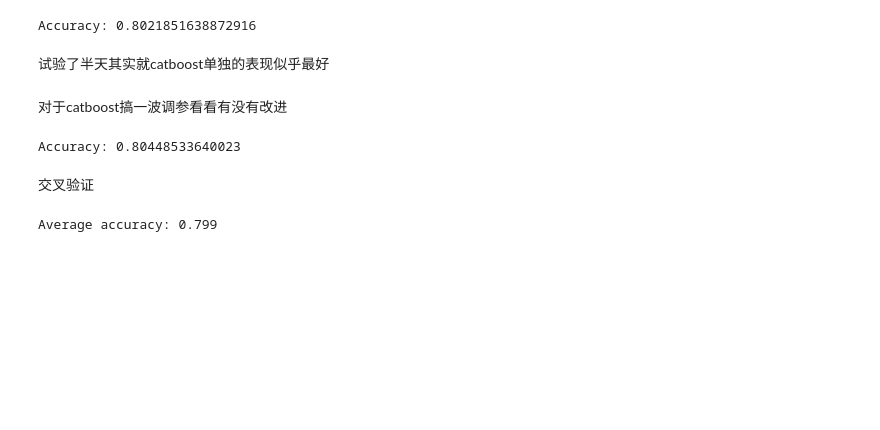
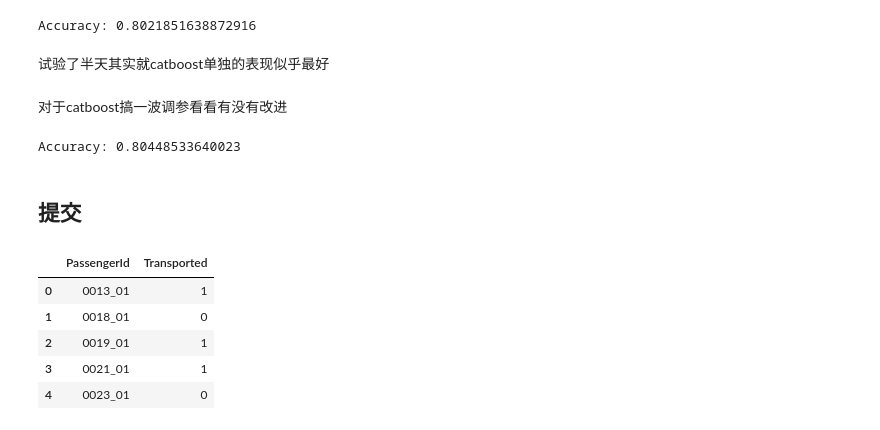
Before and after one commit to CambridgeZ/DataMining_Course_experiment, a Jupyter notebook: datamining-homework.ipynb, the cells around one changed output. Drawn from its saved outputs; the diff is of its cells as text; code cells hidden in the pictures; blank space fills up the shorter version.

```diff
--- a/datamining-homework.ipynb
+++ b/datamining-homework.ipynb
@@ -2238,20 +2238,23 @@ preds=grid_search.predict(X_test)
 print('Accuracy:',accuracy_score(y_valid, grid_search.predict(X_valid)))
 # %% [output]
 Accuracy: 0.80448533640023
-# %% [markdown]
-交叉验证
-# %%
-#交叉验证
-from sklearn.model_selection import cross_val_score
-
-# Initialize CatBoostClassifier
-
-clf = CatBoostClassifier(random_state=0, verbose=0)
-
-# Perform 5-fold cross validation
-scores = cross_val_score(clf, X, y, cv=5)
-
-# Print average
-print('Average accuracy:',np.round(scores.mean(),3))
-# %% [output]
-Average accuracy: 0.799
+# %% [markdown]
+## 提交
+# %%
+# submission的路径微 /kaggle/input/spaceship-titanic/sample_submission.csv
+# 提交比赛结果
+# Sample submission (to get right format)
+sub=pd.read_csv('../input/spaceship-titanic/sample_submission.csv')
+
+# Save predictions to submission data frame
+sub['Transported']=preds
+
+# 检查一下
+sub.head()
+# %% [output]
+|  | PassengerId | Transported |
+| 0 | 0013_01 | 1 |
+| 1 | 0018_01 | 0 |
+| 2 | 0019_01 | 1 |
+| 3 | 0021_01 | 1 |
+| 4 | 0023_01 | 0 |
```
Also changed, not shown: parts of 6 cells of this notebook.
